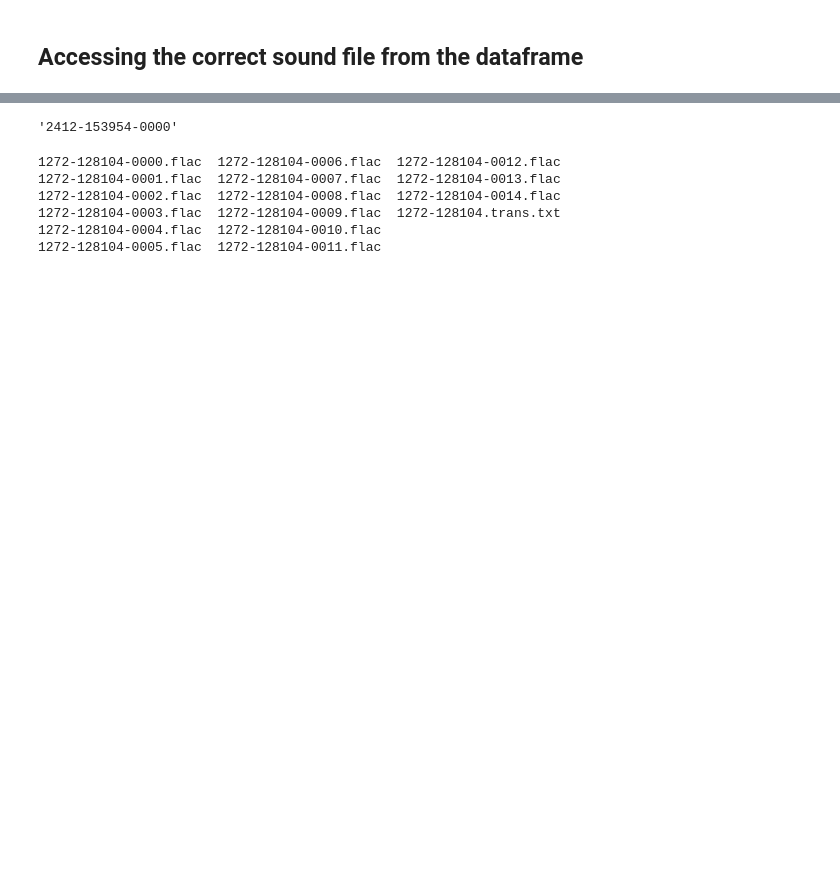
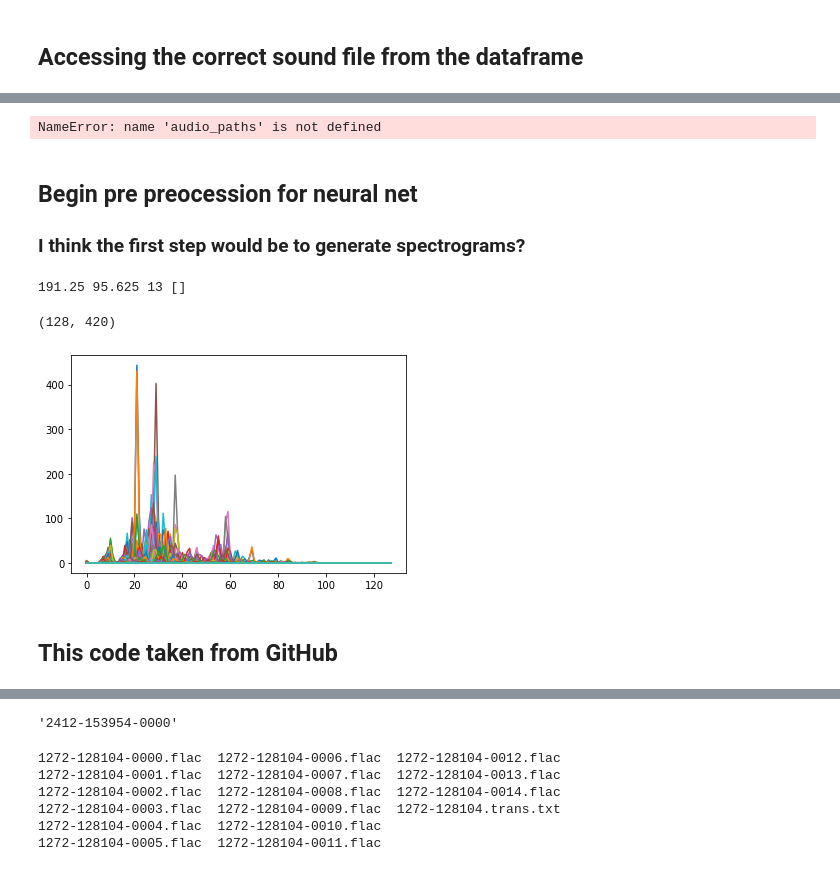
Before and after one commit to puga-42/Speech_Detection, a Jupyter notebook: EDA.ipynb, the cells around one changed output, grey strips where cells are left out. Cells and saved outputs as stored; diff of their text form; code cells hidden in the pictures; blank space fills up the shorter version.

```diff
--- a/EDA.ipynb
+++ b/EDA.ipynb
@@ -95,0 +186,8 @@ ipd.Audio(data=wav,
+# %%
+audio_paths[12345], texts[12345]
+# %% [output]
+NameError: name 'audio_paths' is not defined
+# %% [markdown]
+## Begin pre preocession for neural net
+
+### I think the first step would be to generate spectrograms?
@@ -95,0 +207,16 @@ ipd.Audio(data=wav,
+# %%
+spectrogram([0,1,2,3,3,3,3,4,5,6,7,8,9])
+# %% [output]
+191.25 95.625 13 []
+# %%
+spec = librosa.feature.melspectrogram(wav, sr=sr)
+spec.shape
+# %% [output]
+(128, 420)
+# %%
+fig, ax = plt.subplots()
+ax.plot(spec);
+# %% [output]
+[figure, added]
+# %% [markdown]
+## This code taken from GitHub
```
Also changed, not shown: parts of 35 cells of this notebook, 2 other files.
